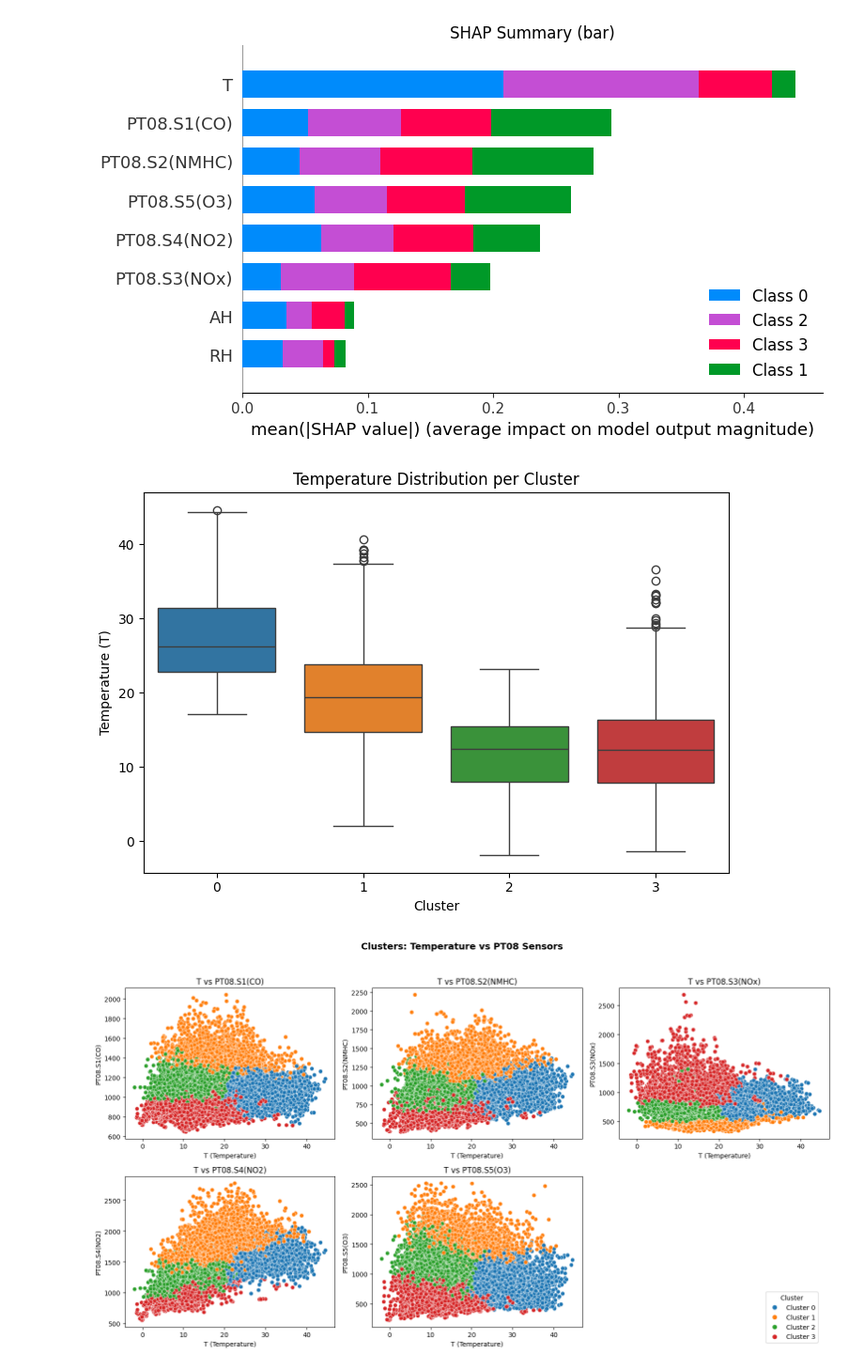
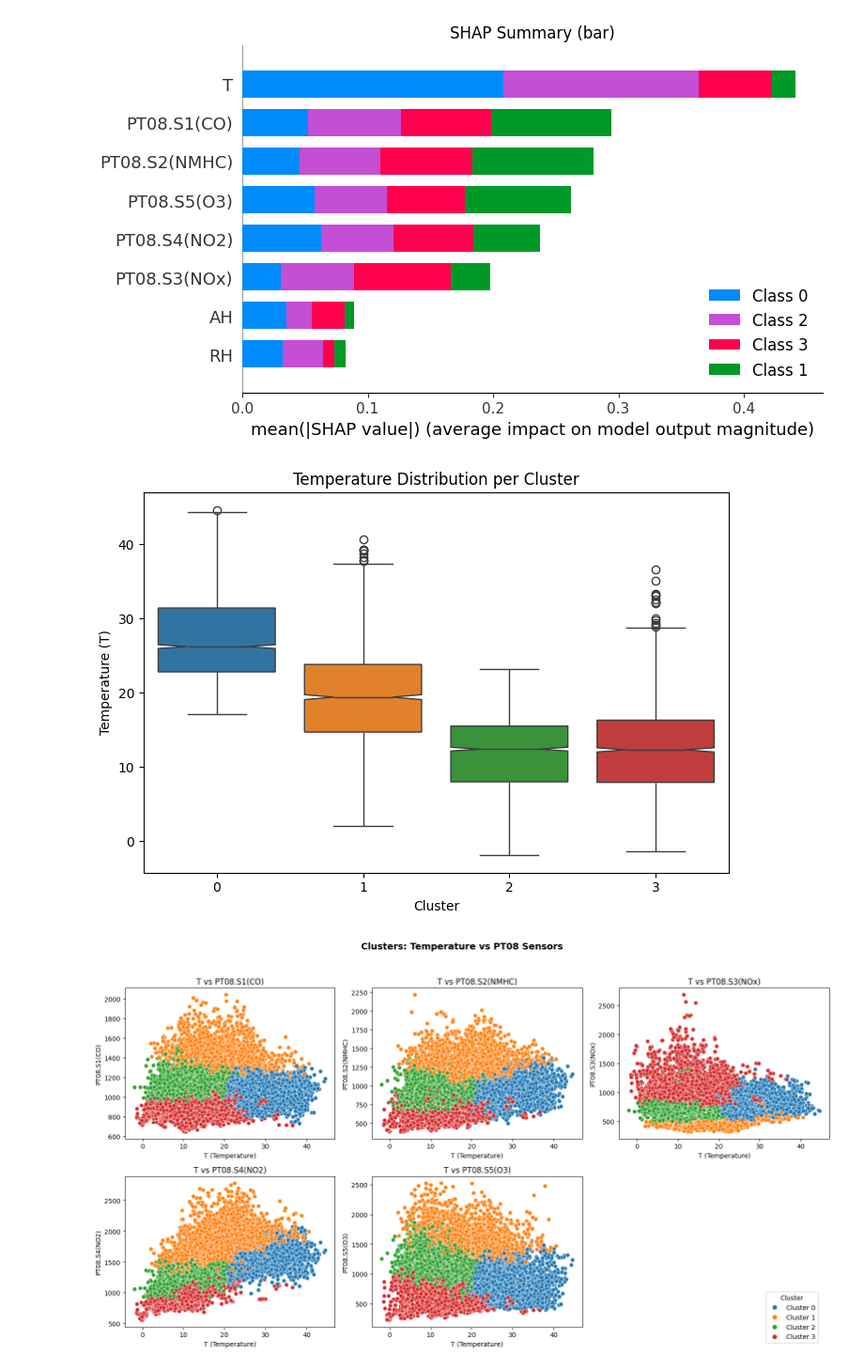
Before and after one commit to Gianluca-Coppola/Clustering, a Jupyter notebook: air_quality_clustering.ipynb, the cells around one changed output. Shown at 94% size. Drawn from its saved outputs; the diff is of its cells as text; code cells hidden in the pictures.

```diff
--- a/air_quality_clustering.ipynb
+++ b/air_quality_clustering.ipynb
@@ -373,35 +423,36 @@ import seaborn as sns
 import matplotlib.pyplot as plt
 
 # Ensure consistent cluster color mapping across plots
 # Use string labels to match seaborn's expected palette keys
 df_plot = df_clean.copy()
 df_plot['cluster_str'] = df_plot['cluster'].astype(str)
 clusters_str = sorted(df_plot['cluster_str'].unique(), key=lambda s: int(s))
 
 cluster_colors = sns.color_palette('tab10', n_colors=len(clusters_str))
 cluster_palette = {c: cluster_colors[i] for i, c in enumerate(clusters_str)}
 
 plt.figure(figsize=(7, 5))
 ax = sns.boxplot(
     data=df_plot,
     x='cluster_str', y='T',
     order=clusters_str,
     hue='cluster_str',
     palette=cluster_palette,
-    dodge=False  # same hue as x; avoid side-by-side duplication
+    dodge=False,
+    notch=True
 )
 # Remove redundant legend (since hue == x)
 leg = ax.get_legend()
 if leg is not None:
     leg.remove()
 
 plt.title('Temperature Distribution per Cluster')
 plt.xlabel('Cluster')
 plt.ylabel('Temperature (T)')
 plt.tight_layout()
 plt.show()
 # %% [output]
-[figure, old version]
+[figure, new version]
 # %%
 # Side-by-side (2 rows): Temperature vs each PT08 sensor, colored by cluster
 from matplotlib.lines import Line2D
```
Also changed, not shown: parts of 4 cells of this notebook.
